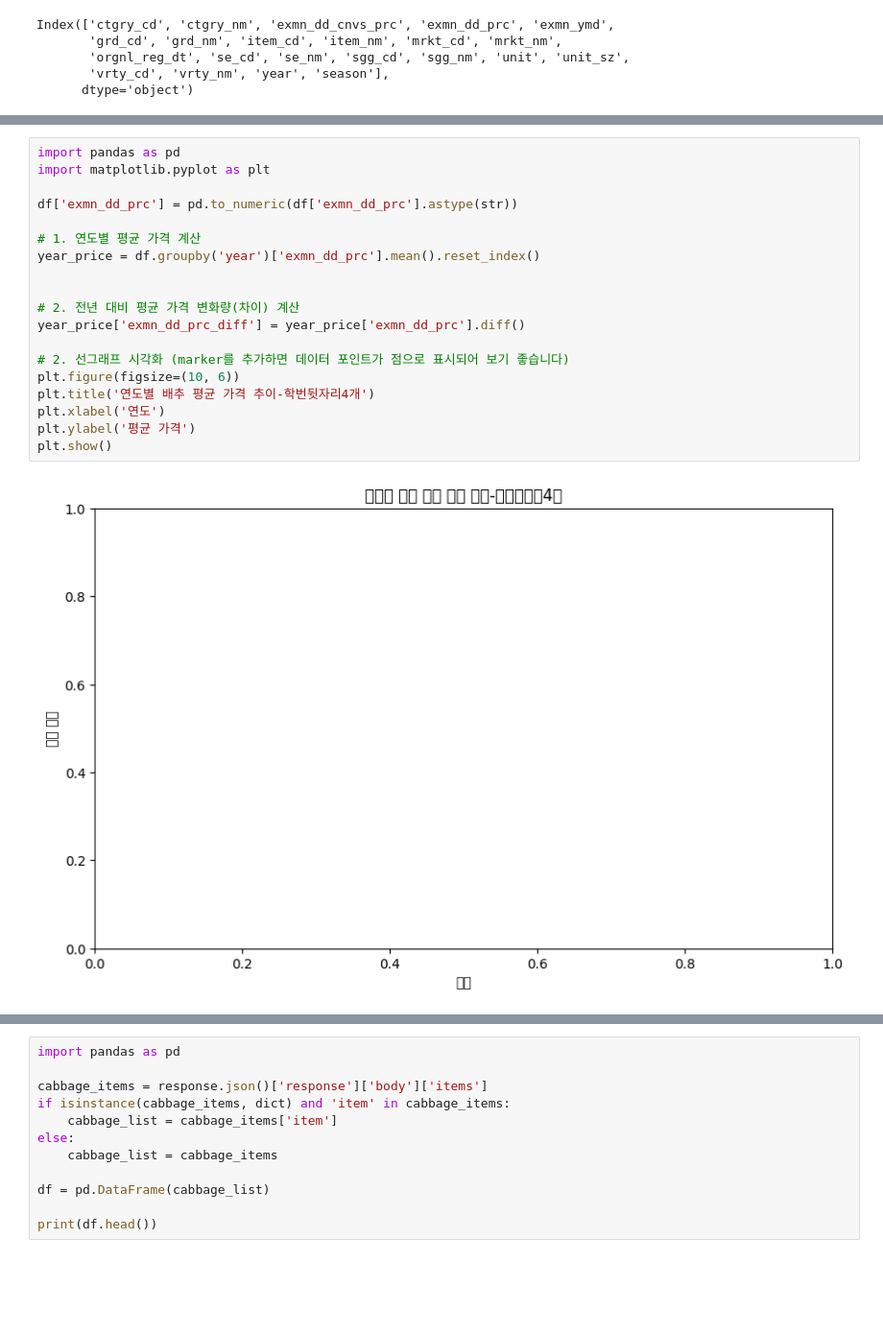
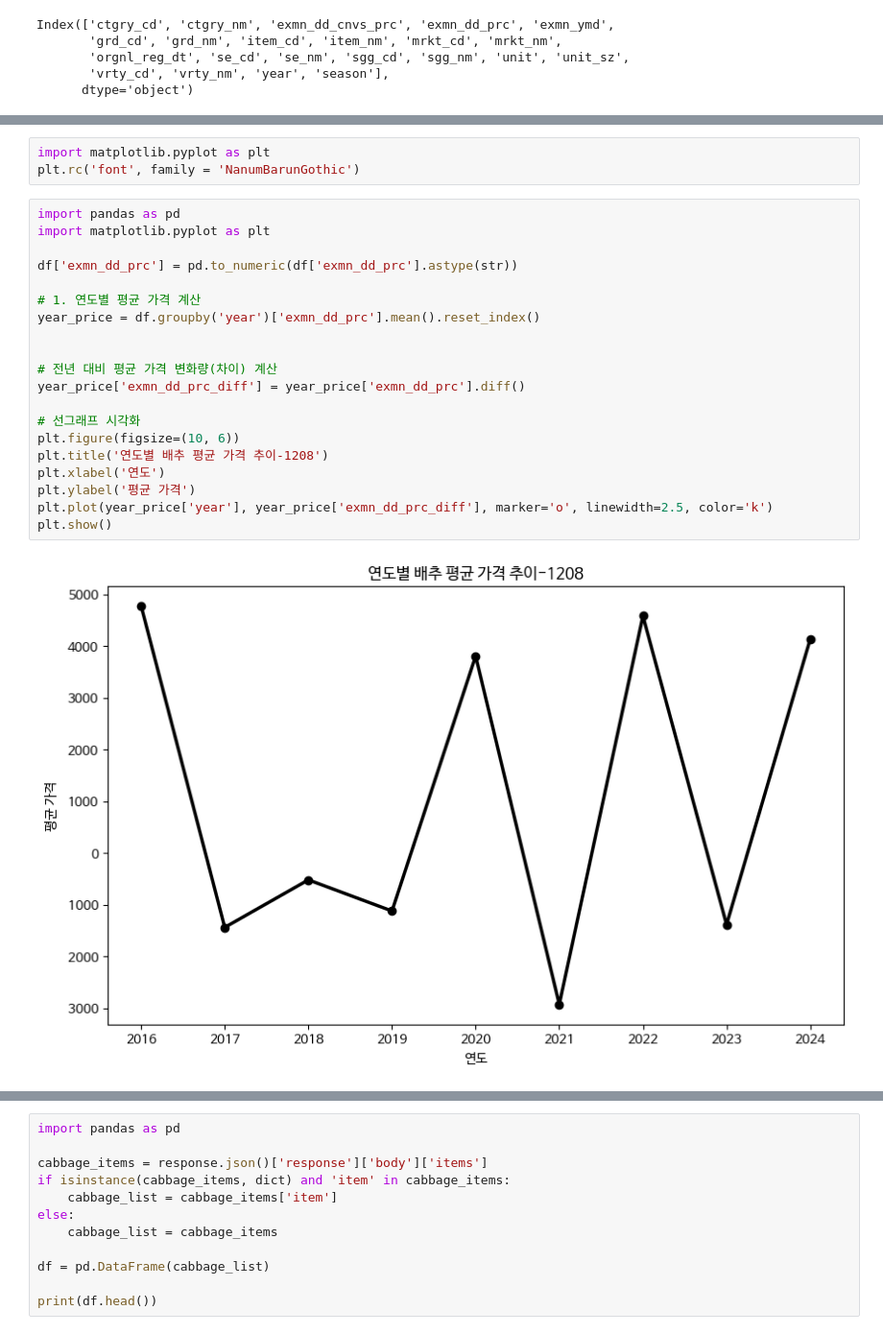
Before and after one commit to HwangDong-Il/Data-Analysis-with-Open-Source, a Jupyter notebook: 오픈소스_데이터_분석_4강_ipynb의_사본의_사본의_사본.ipynb, the cells around one changed output, grey strips where cells are left out. Shown at 96% size. Saved outputs shown, nothing was run; the diff lists cells and outputs as text; blank space fills up the shorter version.

```diff
--- a/오픈소스_데이터_분석_4강_ipynb의_사본의_사본의_사본.ipynb
+++ b/오픈소스_데이터_분석_4강_ipynb의_사본의_사본의_사본.ipynb
@@ -437,21 +459,25 @@ Index(['ctgry_cd', 'ctgry_nm', 'exmn_dd_cnvs_prc', 'exmn_dd_prc', 'exmn_ymd',
+# %%
+import matplotlib.pyplot as plt
+plt.rc('font', family = 'NanumBarunGothic')
 # %%
 import pandas as pd
 import matplotlib.pyplot as plt
 
 df['exmn_dd_prc'] = pd.to_numeric(df['exmn_dd_prc'].astype(str))
 
 # 1. 연도별 평균 가격 계산
 year_price = df.groupby('year')['exmn_dd_prc'].mean().reset_index()
 
 
-# 2. 전년 대비 평균 가격 변화량(차이) 계산
+# 전년 대비 평균 가격 변화량(차이) 계산
 year_price['exmn_dd_prc_diff'] = year_price['exmn_dd_prc'].diff()
 
-# 2. 선그래프 시각화 (marker를 추가하면 데이터 포인트가 점으로 표시되어 보기 좋습니다)
+# 선그래프 시각화
 plt.figure(figsize=(10, 6))
-plt.title('연도별 배추 평균 가격 추이-학번뒷자리4개')
+plt.title('연도별 배추 평균 가격 추이-1208')
 plt.xlabel('연도')
 plt.ylabel('평균 가격')
+plt.plot(year_price['year'], year_price['exmn_dd_prc_diff'], marker='o', linewidth=2.5, color='k')
 plt.show()
 # %% [output]
-[figure, old version]
+[figure, new version]
```
Also changed, not shown: parts of 2 cells of this notebook.
